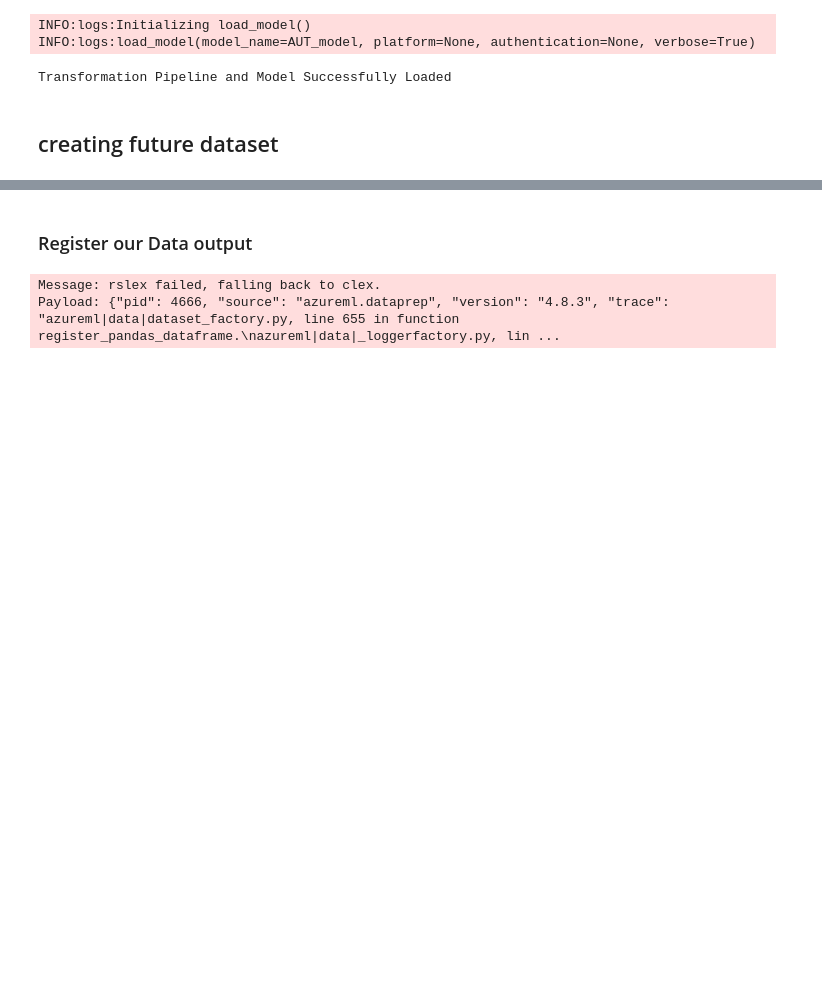
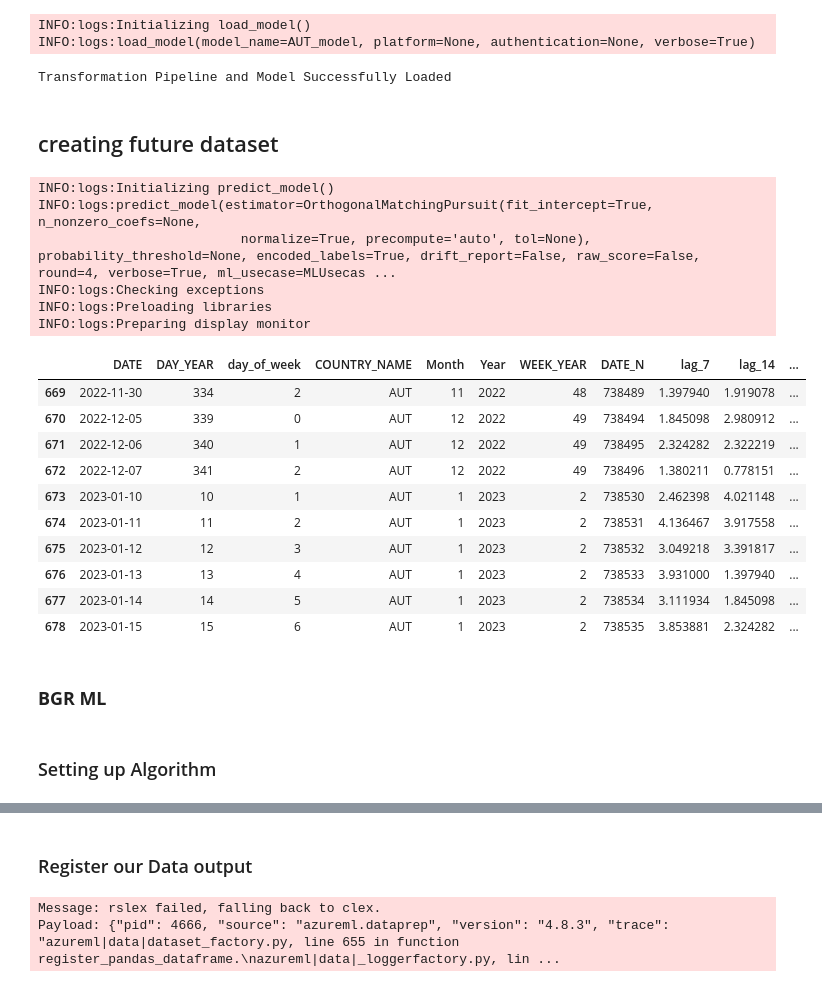
Before and after one commit to tedyadika/Azureml, a Jupyter notebook: 2_Data_eng_visuals.ipynb, the cells around one changed output, grey strips where cells are left out. Drawn from its saved outputs; the diff is of its cells as text; code cells hidden in the pictures; blank space fills up the shorter version.

```diff
--- a/2_Data_eng_visuals.ipynb
+++ b/2_Data_eng_visuals.ipynb
@@ -149,5 +149,4 @@ WARNING:matplotlib.legend:No handles with labels found to put in legend.
 ### AUSTRIA ML
 # %%
 Aut_data = df_list[0].copy()
-Aut_data = Aut_data.drop(['ORDTYP_map','COUNTRY_NAME','SUM_QTY_PIECE_PICKS','NBR_ORDERS','SUM_QTY_TOTAL_PICKS'], axis=1)
-Aut_data.tail(2)
+Aut_data = Aut_data.drop(['ORDTYP_map','SUM_QTY_PIECE_PICKS','NBR_ORDERS','SUM_QTY_TOTAL_PICKS'], axis=1)
@@ -310,3 +305,39 @@ future_data = pd.DataFrame(future_dates)
 # add columns
 future_data.columns = ['DATE']
 future_df = pd.concat([Aut_data,future_data],ignore_index=True).fillna(0)
+
+future_list =[]
+future_list.append(future_df)
+for df in future_list:
+    add_values(df)
+    lag = [7,14,21,28,35]
+    for val in df.logarithm_base2:
+        for l in lag:
+            df.loc[:,'lag'+"_"+str(l)] = df.logarithm_base2.shift(l)
+# %%
+Aut_future = future_list[0].tail(10)
+Aut_future = Aut_future.drop('logarithm_base2',axis = 1)
+predictions_aut = predict_model(best, data=Aut_future)
+predictions_aut['prediction'] = 10 ** predictions_aut['Label']
+predictions_aut['COUNTRY_NAME'] ='AUT'
+predictions_aut
+# %% [output]
+INFO:logs:Initializing predict_model()
+INFO:logs:predict_model(estimator=OrthogonalMatchingPursuit(fit_intercept=True, n_nonzero_coefs=None,
+                          normalize=True, precompute='auto', tol=None), probability_threshold=None, encoded_labels=True, drift_report=False, raw_score=False, round=4, verbose=True, ml_usecase=MLUsecas ...
+INFO:logs:Checking exceptions
+INFO:logs:Preloading libraries
+INFO:logs:Preparing display monitor
+|  | DATE | DAY_YEAR | day_of_week | COUNTRY_NAME | Month | Year | WEEK_YEAR | DATE_N | lag_7 | lag_14 | ... |
+| 669 | 2022-11-30 | 334 | 2 | AUT | 11 | 2022 | 48 | 738489 | 1.397940 | 1.919078 | ... |
+| 670 | 2022-12-05 | 339 | 0 | AUT | 12 | 2022 | 49 | 738494 | 1.845098 | 2.980912 | ... |
+| 671 | 2022-12-06 | 340 | 1 | AUT | 12 | 2022 | 49 | 738495 | 2.324282 | 2.322219 | ... |
+| 672 | 2022-12-07 | 341 | 2 | AUT | 12 | 2022 | 49 | 738496 | 1.380211 | 0.778151 | ... |
+| 673 | 2023-01-10 | 10 | 1 | AUT | 1 | 2023 | 2 | 738530 | 2.462398 | 4.021148 | ... |
+| 674 | 2023-01-11 | 11 | 2 | AUT | 1 | 2023 | 2 | 738531 | 4.136467 | 3.917558 | ... |
+| 675 | 2023-01-12 | 12 | 3 | AUT | 1 | 2023 | 2 | 738532 | 3.049218 | 3.391817 | ... |
+| 676 | 2023-01-13 | 13 | 4 | AUT | 1 | 2023 | 2 | 738533 | 3.931000 | 1.397940 | ... |
+| 677 | 2023-01-14 | 14 | 5 | AUT | 1 | 2023 | 2 | 738534 | 3.111934 | 1.845098 | ... |
+| 678 | 2023-01-15 | 15 | 6 | AUT | 1 | 2023 | 2 | 738535 | 3.853881 | 2.324282 | ... |
+# %% [markdown]
+### **BGR ML**
@@ -312,0 +347,2 @@ future_df = pd.concat([Aut_data,future_data],ignore_index=True).fillna(0)
+# %% [markdown]
+### Setting up Algorithm
```
Also changed, not shown: parts of 17 cells of this notebook.
